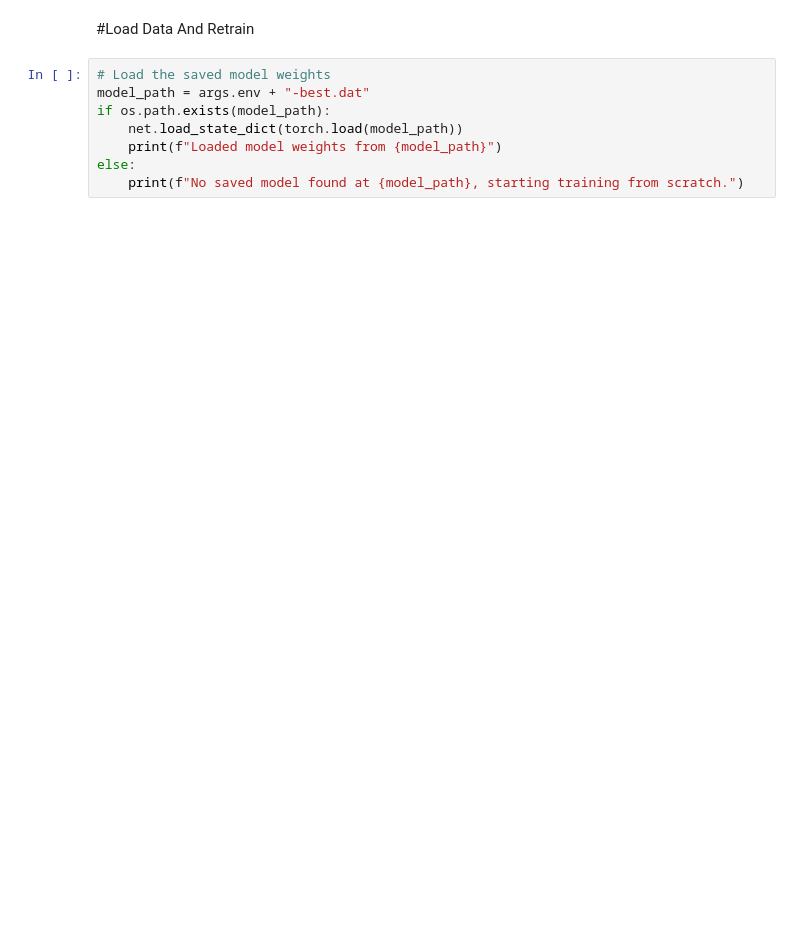
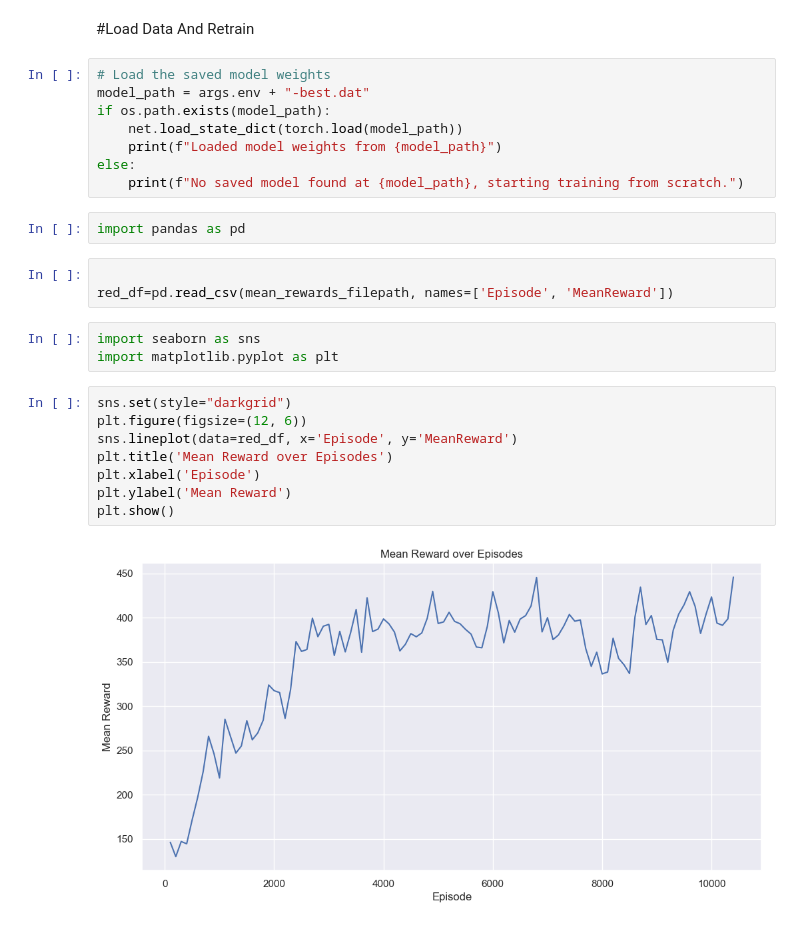
Before and after one commit to GeoNosX/Reinforcement-Learning-Projects-UNIWA, a Jupyter notebook: DQN_SpaceInvaders_Project_UNIWA_3.ipynb, the cells around one changed output. Drawn from its saved outputs; the diff is of its cells as text; blank space fills up the shorter version.

```diff
--- a/DQN_SpaceInvaders_Project_UNIWA_3.ipynb
+++ b/DQN_SpaceInvaders_Project_UNIWA_3.ipynb
@@ -431,3 +432,21 @@ if os.path.exists(model_path):
     print(f"Loaded model weights from {model_path}")
 else:
     print(f"No saved model found at {model_path}, starting training from scratch.")
+# %%
+import pandas as pd
+# %%
+
+red_df=pd.read_csv(mean_rewards_filepath, names=['Episode', 'MeanReward'])
+# %%
+import seaborn as sns
+import matplotlib.pyplot as plt
+# %%
+sns.set(style="darkgrid")
+plt.figure(figsize=(12, 6))
+sns.lineplot(data=red_df, x='Episode', y='MeanReward')
+plt.title('Mean Reward over Episodes')
+plt.xlabel('Episode')
+plt.ylabel('Mean Reward')
+plt.show()
+# %% [output]
+[figure, added]
```
Also changed, not shown: parts of 1 cell of this notebook.
